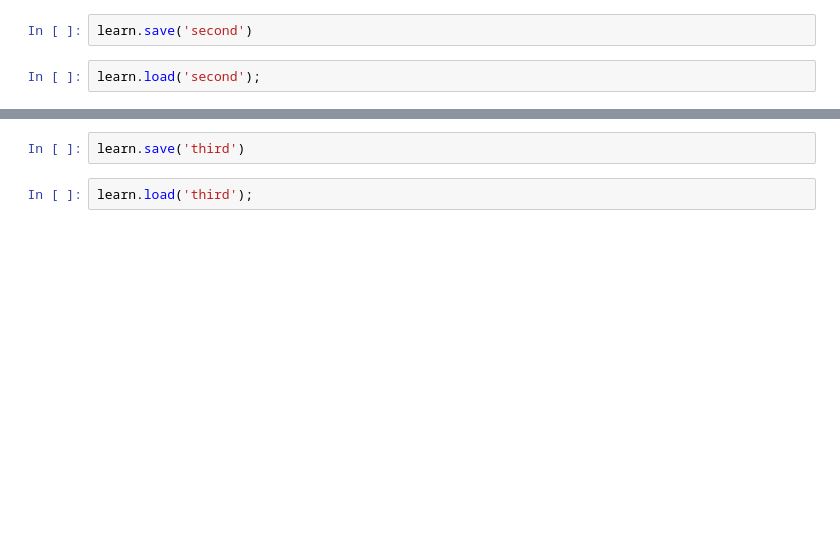
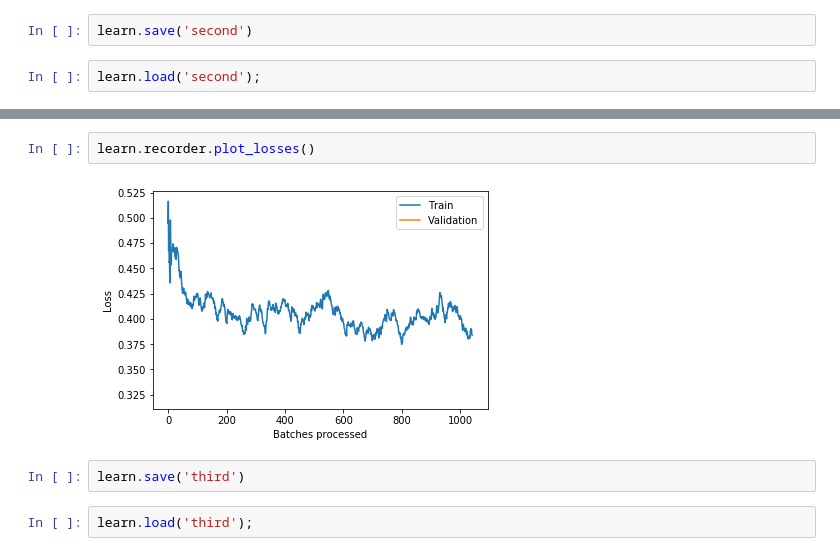
Before and after one commit to cedrickchee/fastai-course-v3, a Jupyter notebook: nbs/dl1/lesson3-imdb_20181226.ipynb, the cells around one changed output, grey strips where cells are left out. Saved outputs shown, nothing was run; the diff lists cells and outputs as text; blank space fills up the shorter version.

```diff
--- a/nbs/dl1/lesson3-imdb_20181226.ipynb
+++ b/nbs/dl1/lesson3-imdb_20181226.ipynb
@@ -347,3 +375,7 @@ epoch  train_loss  valid_loss  accuracy
+# %%
+learn.recorder.plot_losses()
+# %% [output]
+[figure, added]
 # %%
 learn.save('third')
 # %%
```
Also changed, not shown: parts of 34 cells of this notebook.
